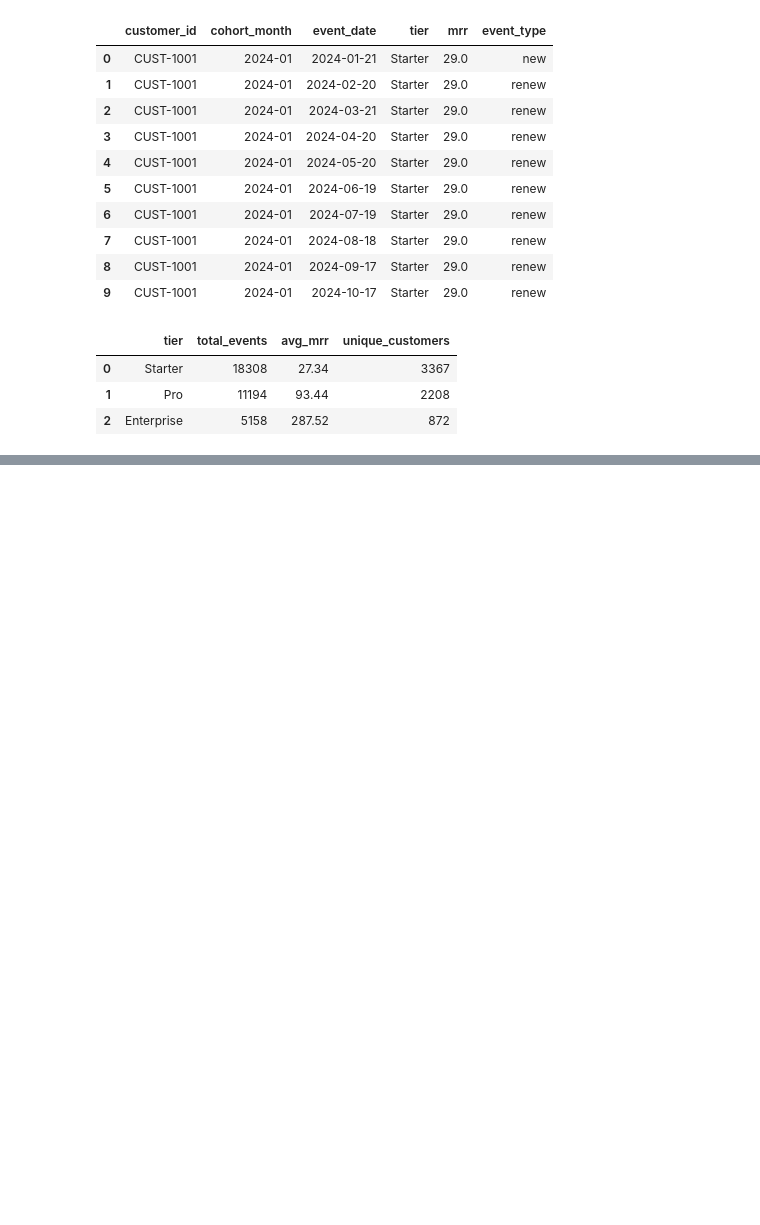
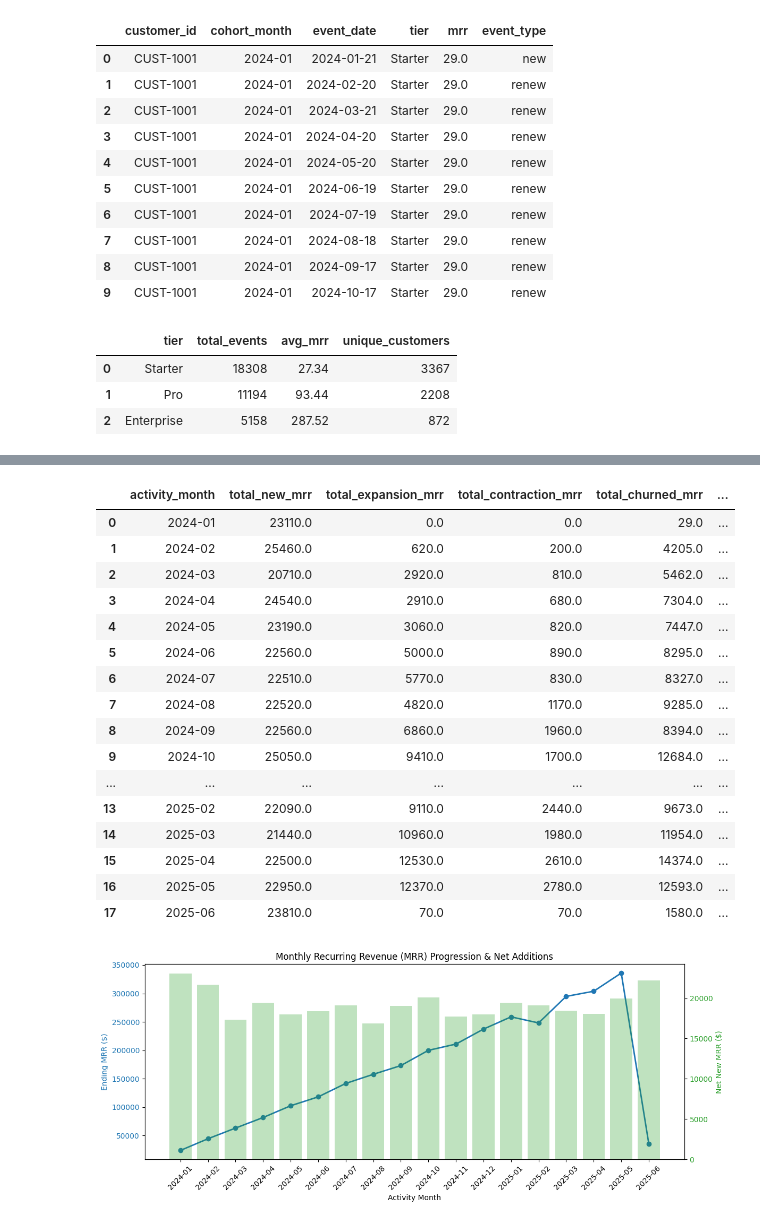
Before and after one commit to NeatCodes0/saas-churn-retention-engine, a Jupyter notebook: notebooks/01_duckdb_eda_and_exploration.ipynb, the cells around one changed output, grey strips where cells are left out. Cells and saved outputs as stored; diff of their text form; code cells hidden in the pictures; blank space fills up the shorter version.

```diff
--- a/notebooks/01_duckdb_eda_and_exploration.ipynb
+++ b/notebooks/01_duckdb_eda_and_exploration.ipynb
@@ -78,3 +78,72 @@ df_waterfall
 | 15 | 2025-04 | 22500.0 | 12530.0 | 2610.0 | 14374.0 | ... |
 | 16 | 2025-05 | 22950.0 | 12370.0 | 2780.0 | 12593.0 | ... |
 | 17 | 2025-06 | 23810.0 | 70.0 | 70.0 | 1580.0 | ... |
+# %%
+from pathlib import Path
+import matplotlib.pyplot as plt
+
+# 1. Read production SQL file
+sql_path = Path("../src/queries/mrr_waterfall.sql")
+with open(sql_path, "r") as f:
+    mrr_query = f.read()
+
+# 2. Execute query against DuckDB
+df_waterfall = con.execute(mrr_query).df()
+
+# 3. Ensure lowercase column names to prevent key mismatches
+df_waterfall.columns = [col.lower() for col in df_waterfall.columns]
+
+# 4. Display tabular output
+display(df_waterfall)
+
+# 5. Plot MRR Progression & Net Additions
+fig, ax1 = plt.subplots(figsize=(12, 5))
+
+color = "tab:blue"
+ax1.set_xlabel("Activity Month")
+ax1.set_ylabel("Ending MRR ($)", color=color)
+ax1.plot(
+    df_waterfall["activity_month"],
+    df_waterfall["ending_mrr"],
+    color=color,
+    marker="o",
+    linewidth=2,
+    label="Ending MRR",
+)
+ax1.tick_params(axis="y", labelcolor=color)
+plt.xticks(rotation=45)
+
+ax2 = ax1.twinx()
+color = "tab:green"
+ax2.set_ylabel("Net New MRR ($)", color=color)
+ax2.bar(
+    df_waterfall["activity_month"],
+    df_waterfall["net_new_mrr"],
+    color=color,
+    alpha=0.3,
+    label="Net New MRR",
+)
+ax2.tick_params(axis="y", labelcolor=color)
+
+plt.title("Monthly Recurring Revenue (MRR) Progression & Net Additions")
+fig.tight_layout()
+plt.show()
+# %% [output]
+|  | activity_month | total_new_mrr | total_expansion_mrr | total_contraction_mrr | total_churned_mrr | ... |
+| 0 | 2024-01 | 23110.0 | 0.0 | 0.0 | 29.0 | ... |
+| 1 | 2024-02 | 25460.0 | 620.0 | 200.0 | 4205.0 | ... |
+| 2 | 2024-03 | 20710.0 | 2920.0 | 810.0 | 5462.0 | ... |
+| 3 | 2024-04 | 24540.0 | 2910.0 | 680.0 | 7304.0 | ... |
+| 4 | 2024-05 | 23190.0 | 3060.0 | 820.0 | 7447.0 | ... |
+| 5 | 2024-06 | 22560.0 | 5000.0 | 890.0 | 8295.0 | ... |
+| 6 | 2024-07 | 22510.0 | 5770.0 | 830.0 | 8327.0 | ... |
+| 7 | 2024-08 | 22520.0 | 4820.0 | 1170.0 | 9285.0 | ... |
+| 8 | 2024-09 | 22560.0 | 6860.0 | 1960.0 | 8394.0 | ... |
+| 9 | 2024-10 | 25050.0 | 9410.0 | 1700.0 | 12684.0 | ... |
+| ... | ... | ... | ... | ... | ... | ... |
+| 13 | 2025-02 | 22090.0 | 9110.0 | 2440.0 | 9673.0 | ... |
+| 14 | 2025-03 | 21440.0 | 10960.0 | 1980.0 | 11954.0 | ... |
+| 15 | 2025-04 | 22500.0 | 12530.0 | 2610.0 | 14374.0 | ... |
+| 16 | 2025-05 | 22950.0 | 12370.0 | 2780.0 | 12593.0 | ... |
+| 17 | 2025-06 | 23810.0 | 70.0 | 70.0 | 1580.0 | ... |
+[figure, added]
```
Also changed, not shown: parts of 1 cell of this notebook.
